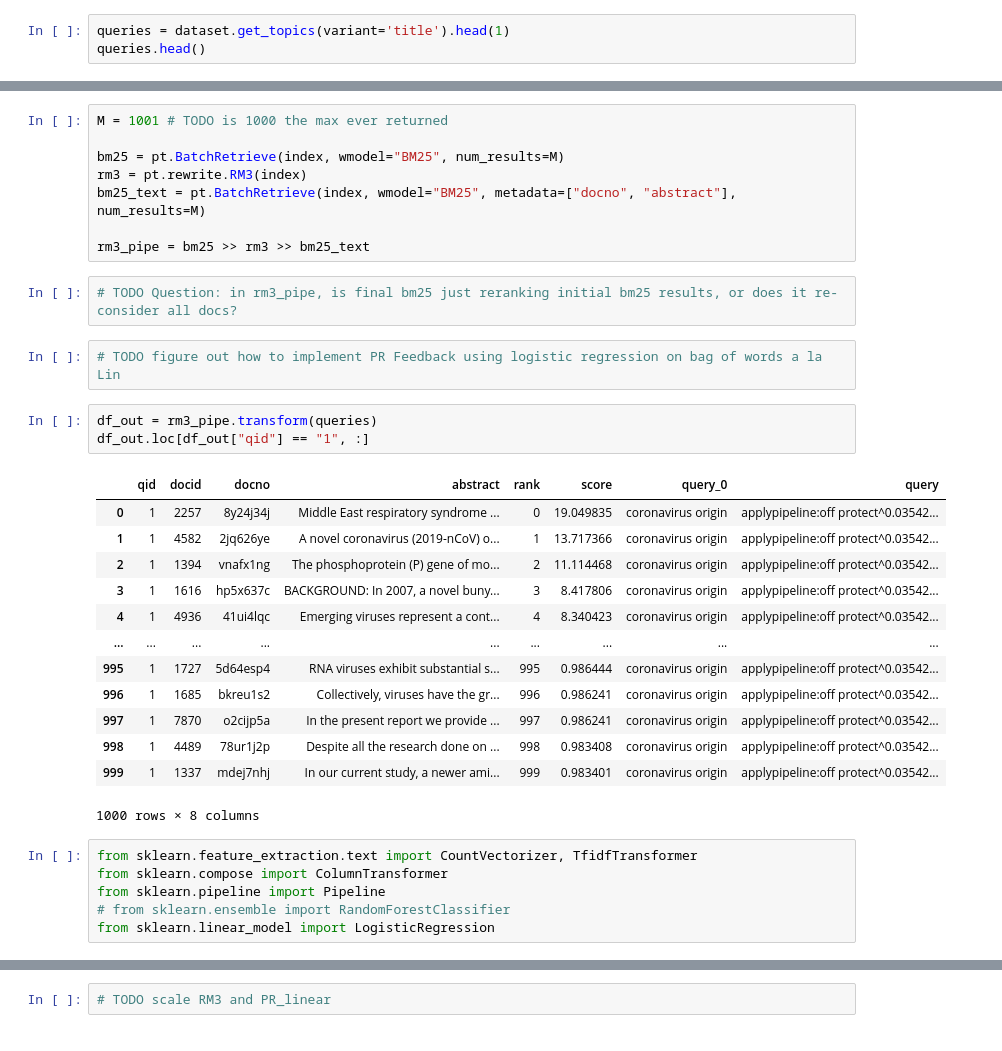
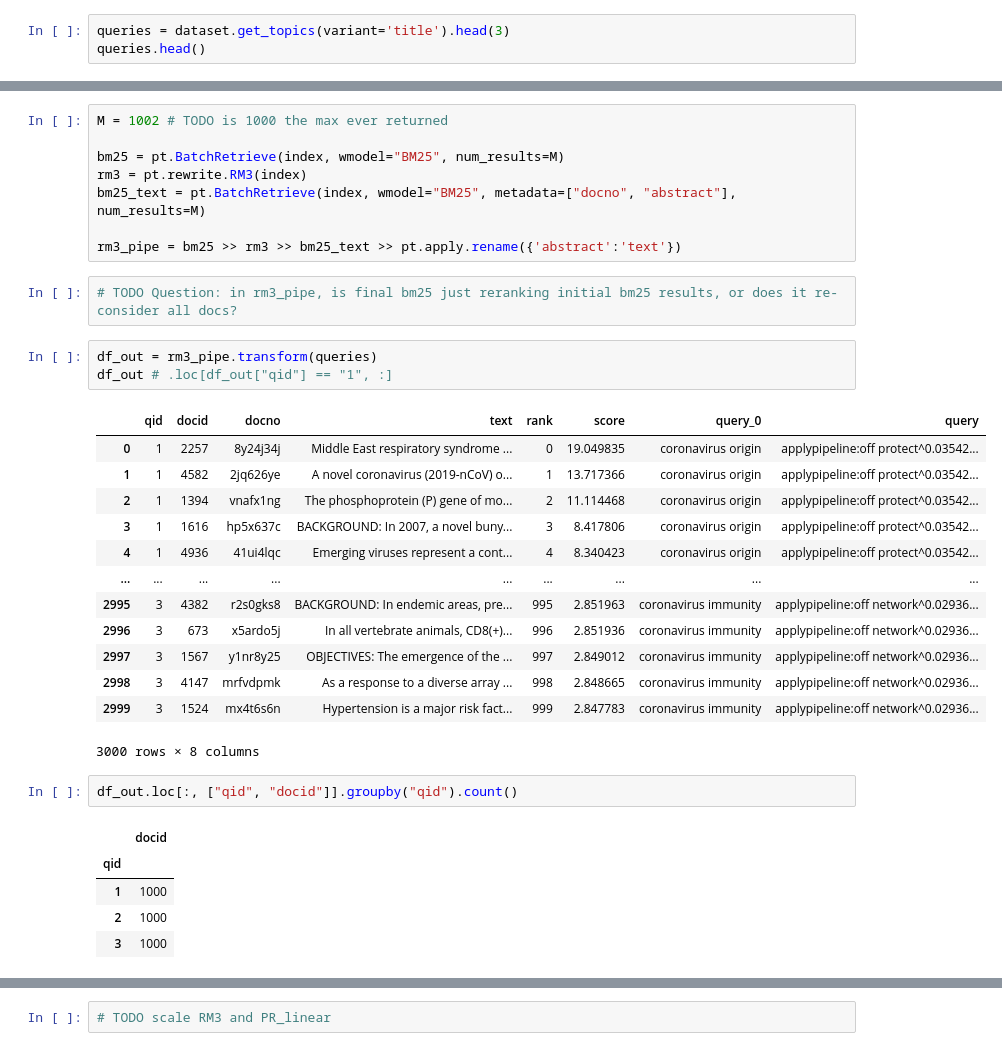
Before and after one commit to DayalStrub/ecir2021tutorial, a Jupyter notebook: other/2-simplest-thing-WIP.ipynb, the cells around one changed output, grey strips where cells are left out. Cells and saved outputs as stored; diff of their text form.

Commit message:
Finsih apply version of simplest thing

```diff
--- a/other/2-simplest-thing-WIP.ipynb
+++ b/other/2-simplest-thing-WIP.ipynb
@@ -71,6 +64,6 @@ Number of tokens: 1040094
 Field names: [abstract]
 Positions:   false
 # %%
-queries = dataset.get_topics(variant='title').head(1)
+queries = dataset.get_topics(variant='title').head(3)
 queries.head()
 # %% [output]
@@ -81,36 +74,36 @@ queries.head()
 # %%
-M = 1001 # TODO is 1000 the max ever returned
+M = 1002 # TODO is 1000 the max ever returned
 
 bm25 = pt.BatchRetrieve(index, wmodel="BM25", num_results=M)
 rm3 = pt.rewrite.RM3(index)
 bm25_text = pt.BatchRetrieve(index, wmodel="BM25", metadata=["docno", "abstract"], num_results=M)
 
-rm3_pipe = bm25 >> rm3 >> bm25_text
+rm3_pipe = bm25 >> rm3 >> bm25_text >> pt.apply.rename({'abstract':'text'})
 # %%
 # TODO Question: in rm3_pipe, is final bm25 just reranking initial bm25 results, or does it re-consider all docs?
-# %%
-# TODO figure out how to implement PR Feedback using logistic regression on bag of words a la Lin
 # %%
 df_out = rm3_pipe.transform(queries)
-df_out.loc[df_out["qid"] == "1", :]
+df_out # .loc[df_out["qid"] == "1", :]
 # %% [output]
-|  | qid | docid | docno | abstract | rank | score | query_0 | query |
+|  | qid | docid | docno | text | rank | score | query_0 | query |
 | 0 | 1 | 2257 | 8y24j34j | Middle East respiratory syndrome ... | 0 | 19.049835 | coronavirus origin | applypipeline:off protect^0.03542... |
 | 1 | 1 | 4582 | 2jq626ye | A novel coronavirus (2019-nCoV) o... | 1 | 13.717366 | coronavirus origin | applypipeline:off protect^0.03542... |
 | 2 | 1 | 1394 | vnafx1ng | The phosphoprotein (P) gene of mo... | 2 | 11.114468 | coronavirus origin | applypipeline:off protect^0.03542... |
 | 3 | 1 | 1616 | hp5x637c | BACKGROUND: In 2007, a novel buny... | 3 | 8.417806 | coronavirus origin | applypipeline:off protect^0.03542... |
 | 4 | 1 | 4936 | 41ui4lqc | Emerging viruses represent a cont... | 4 | 8.340423 | coronavirus origin | applypipeline:off protect^0.03542... |
 | ... | ... | ... | ... | ... | ... | ... | ... | ... |
-| 995 | 1 | 1727 | 5d64esp4 | RNA viruses exhibit substantial s... | 995 | 0.986444 | coronavirus origin | applypipeline:off protect^0.03542... |
-| 996 | 1 | 1685 | bkreu1s2 | Collectively, viruses have the gr... | 996 | 0.986241 | coronavirus origin | applypipeline:off protect^0.03542... |
-| 997 | 1 | 7870 | o2cijp5a | In the present report we provide ... | 997 | 0.986241 | coronavirus origin | applypipeline:off protect^0.03542... |
-| 998 | 1 | 4489 | 78ur1j2p | Despite all the research done on ... | 998 | 0.983408 | coronavirus origin | applypipeline:off protect^0.03542... |
-| 999 | 1 | 1337 | mdej7nhj | In our current study, a newer ami... | 999 | 0.983401 | coronavirus origin | applypipeline:off protect^0.03542... |
+| 2995 | 3 | 4382 | r2s0gks8 | BACKGROUND: In endemic areas, pre... | 995 | 2.851963 | coronavirus immunity | applypipeline:off network^0.02936... |
+| 2996 | 3 | 673 | x5ardo5j | In all vertebrate animals, CD8(+)... | 996 | 2.851936 | coronavirus immunity | applypipeline:off network^0.02936... |
+| 2997 | 3 | 1567 | y1nr8y25 | OBJECTIVES: The emergence of the ... | 997 | 2.849012 | coronavirus immunity | applypipeline:off network^0.02936... |
+| 2998 | 3 | 4147 | mrfvdpmk | As a response to a diverse array ... | 998 | 2.848665 | coronavirus immunity | applypipeline:off network^0.02936... |
+| 2999 | 3 | 1524 | mx4t6s6n | Hypertension is a major risk fact... | 999 | 2.847783 | coronavirus immunity | applypipeline:off network^0.02936... |
-1000 rows × 8 columns
+3000 rows × 8 columns
-# %%
-from sklearn.feature_extraction.text import CountVectorizer, TfidfTransformer
-from sklearn.compose import ColumnTransformer
-from sklearn.pipeline import Pipeline
-# from sklearn.ensemble import RandomForestClassifier
-from sklearn.linear_model import LogisticRegression
+# %%
+df_out.loc[:, ["qid", "docid"]].groupby("qid").count()
+# %% [output]
+|  | docid |
+| qid |  |
+| 1 | 1000 |
+| 2 | 1000 |
+| 3 | 1000 |
 # %%
```
Also changed, not shown: parts of 17 cells of this notebook.
